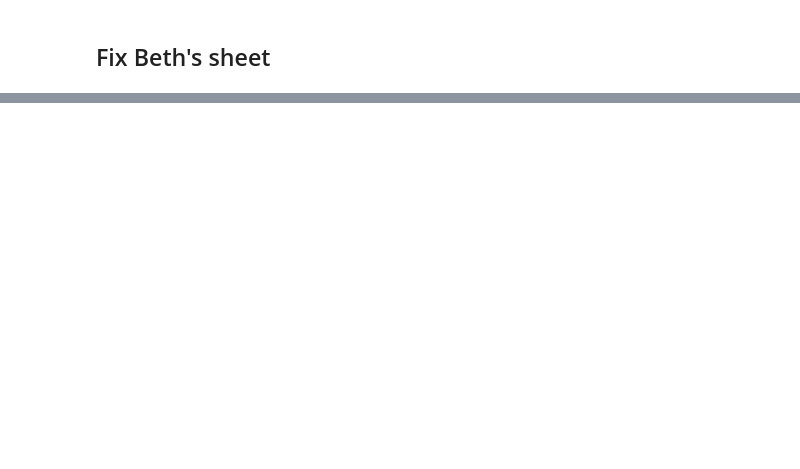
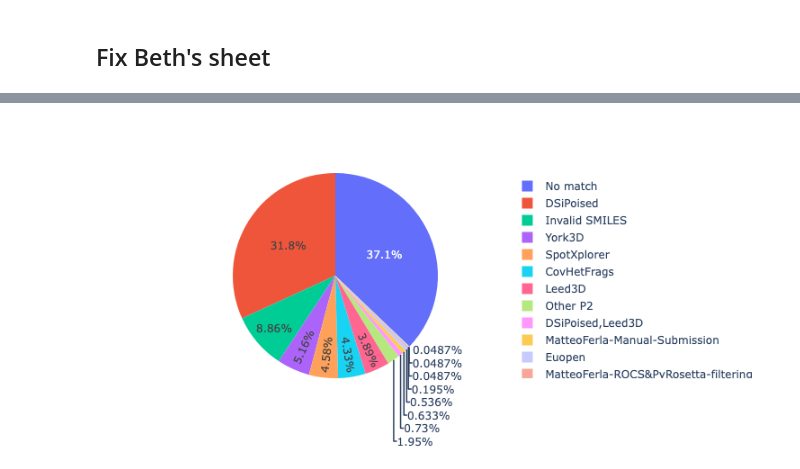
Before and after one commit to matteoferla/EV-D68-3C-protease, a Jupyter notebook: XChem2Postera-corrections/xchem2asap.ipynb, the cells around one changed output, grey strips where cells are left out. Saved outputs shown, nothing was run; the diff lists cells and outputs as text; code cells hidden in the pictures; blank space fills up the shorter version.

```diff
--- a/XChem2Postera-corrections/xchem2asap.ipynb
+++ b/XChem2Postera-corrections/xchem2asap.ipynb
@@ -287,0 +260,5 @@ GetMorganFingerprintAsBitVect(...)
+# %%
+# original_query is not the original, nor is SMILES uppercase is.
+replaced_smiles2vcids = pd.read_csv('submission-ASAP-DESIGN-1006.csv').set_index('SMILES').vc_id_postera.to_dict()
+# %%
+matched['VCID'] = matched.SMILES.map(replaced_smiles2vcids)
@@ -287,0 +312,42 @@ GetMorganFingerprintAsBitVect(...)
+# %%
+matched = []
+
+def match(fp, blank=['No match']) -> pd.Series:
+    if fp is None:
+        return pd.Series({'fragment_notes': 'Invalid SMILES'})
+    for i, frag in reduced.iterrows():
+        if frag.FP == fp:
+            frag['fragment_notes'] = frag.library
+            blank.append('Unknown library')
+            return frag
+    for cset_name, cset in csets.items():
+        mask = cset.fp == fp
+        if any(mask):
+            return cset.loc[mask].iloc[0]
+    return pd.Series({'fragment_notes': blank[-1]})
+
+
+
+matched: pd.DataFrame = soaked.FP.apply(match)
+
+#pd.DataFrame( .to_list() ).reset_index()
+#matched[[c for c in matched.columns if c in labels.values()]].to_csv('to_order.csv', index=False)
+# %%
+def fix(row):
+    if row.name < 305:
+        return row
+    elif row.name > 360:
+        return row
+    elif row.fragment_notes == 'No match':
+        row['fragment_notes'] = 'Other P2'
+        return row
+    else:
+        return row
+
+matched = matched.apply(fix, axis=1)
+# %%
+import plotly.express as px
+
+px.pie( matched, 'fragment_notes')
+# %% [output]
+[figure, added]
```
Also changed, not shown: parts of 25 cells of this notebook, 5 other files.
